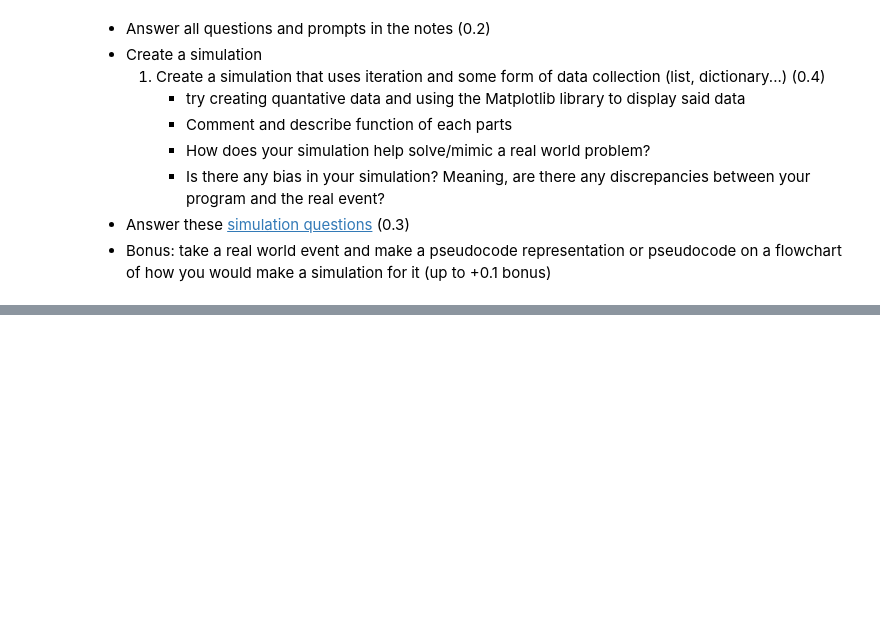
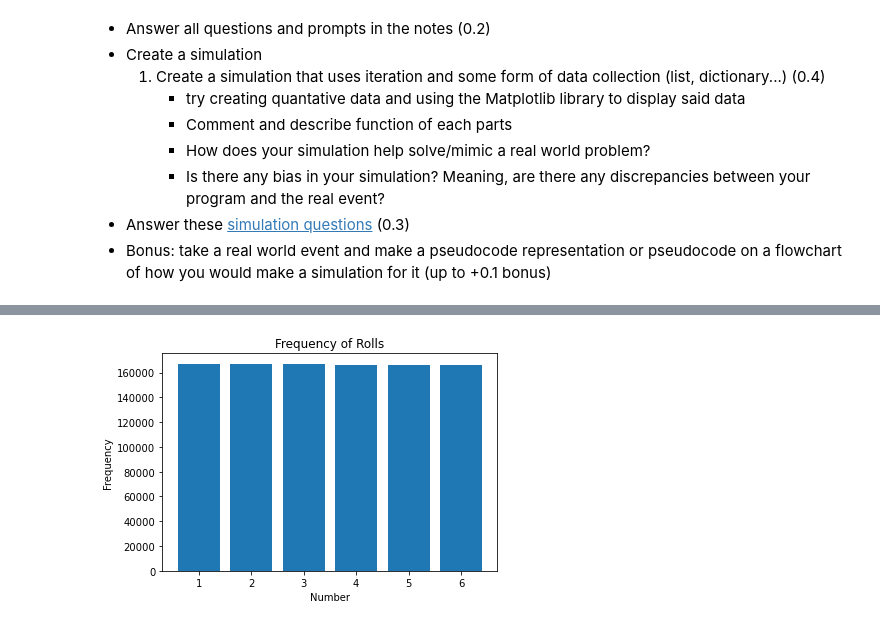
Before and after one commit to DavidVasilev1/fastpages, a Jupyter notebook: _notebooks/2023-04-25-P3M-Simulations.ipynb, the cells around one changed output, grey strips where cells are left out. Saved outputs shown, nothing was run; the diff lists cells and outputs as text; code cells hidden in the pictures; blank space fills up the shorter version.

```diff
--- a/_notebooks/2023-04-25-P3M-Simulations.ipynb
+++ b/_notebooks/2023-04-25-P3M-Simulations.ipynb
@@ -288,0 +333,31 @@ How does this simulation have bias?
+# %%
+# This example shows more iterations, showing there is no bias
+
+# import libraries needed for later use
+import random # random selecton
+import matplotlib.pyplot as plt # creation of graph
+
+# this is the list in which each number is stored, 1 through 6 (this is why it's *6)
+# initially, there is no frequency for each of the numbers, why it starts at 0
+f = [0] *6
+
+# recursion, rolling die multiple times
+for i in range(1000000): # number is much greater
+  # rolling die to output random integer
+  roll = random.randint(1,6)
+  # adds to the frequency list, based on which number is rolled
+  f[roll-1] += 1
+
+# x-axis of dataset
+x = [1,2,3,4,5,6]
+
+
+plt.bar(x, f) # defines axes, x and y
+plt.title("Frequency of Rolls") # defines title
+plt.xlabel("Number") # defines x-label
+plt.ylabel("Frequency") # defines y-label
+plt.show() # prints data
+
+# in the end the output is about the same for all the numbers, showing no bias
+# %% [output]
+[figure, added]
```
Also changed, not shown: parts of 5 cells of this notebook, 1 other file.
